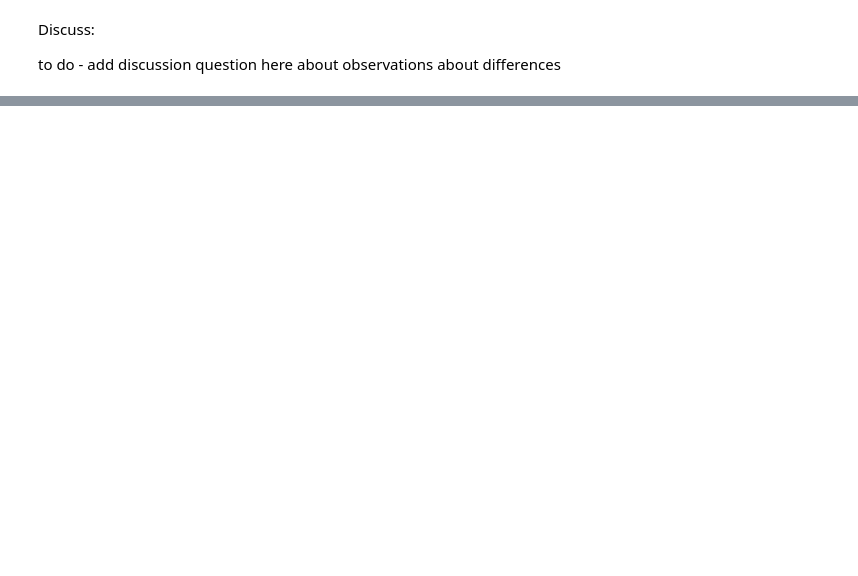
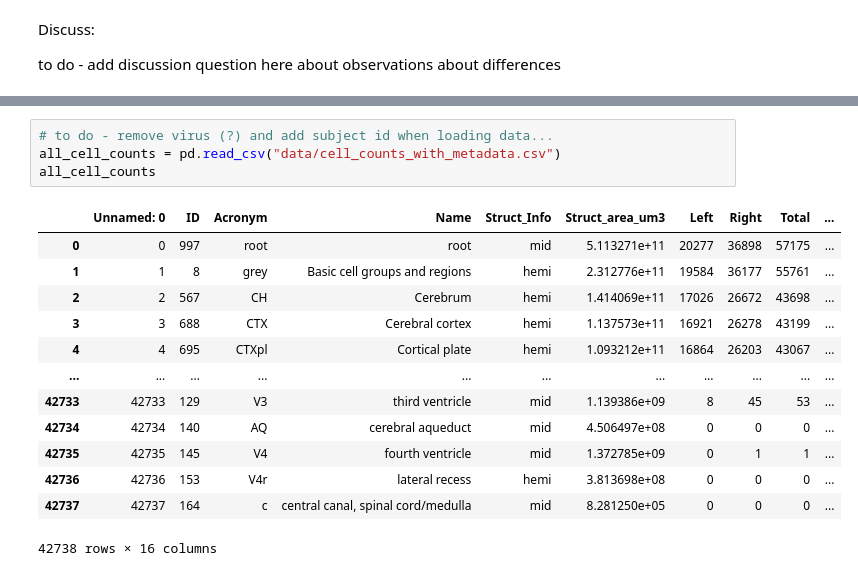
Before and after one commit to leesuyee/mesoscale-connectivity-tutorial, a Jupyter notebook: mesoscale_connectivity_coding_activity.ipynb, the cells around one changed output, grey strips where cells are left out. Saved outputs shown, nothing was run; the diff lists cells and outputs as text; blank space fills up the shorter version.

```diff
--- a/mesoscale_connectivity_coding_activity.ipynb
+++ b/mesoscale_connectivity_coding_activity.ipynb
@@ -605,0 +623,18 @@ plt.show()
+# %%
+# to do - remove virus (?) and add subject id when loading data...
+all_cell_counts = pd.read_csv("data/cell_counts_with_metadata.csv")
+all_cell_counts
+# %% [output]
+|  | Unnamed: 0 | ID | Acronym | Name | Struct_Info | Struct_area_um3 | Left | Right | Total | ... |
+| 0 | 0 | 997 | root | root | mid | 5.113271e+11 | 20277 | 36898 | 57175 | ... |
+| 1 | 1 | 8 | grey | Basic cell groups and regions | hemi | 2.312776e+11 | 19584 | 36177 | 55761 | ... |
+| 2 | 2 | 567 | CH | Cerebrum | hemi | 1.414069e+11 | 17026 | 26672 | 43698 | ... |
+| 3 | 3 | 688 | CTX | Cerebral cortex | hemi | 1.137573e+11 | 16921 | 26278 | 43199 | ... |
+| 4 | 4 | 695 | CTXpl | Cortical plate | hemi | 1.093212e+11 | 16864 | 26203 | 43067 | ... |
+| ... | ... | ... | ... | ... | ... | ... | ... | ... | ... | ... |
+| 42733 | 42733 | 129 | V3 | third ventricle | mid | 1.139386e+09 | 8 | 45 | 53 | ... |
+| 42734 | 42734 | 140 | AQ | cerebral aqueduct | mid | 4.506497e+08 | 0 | 0 | 0 | ... |
+| 42735 | 42735 | 145 | V4 | fourth ventricle | mid | 1.372785e+09 | 0 | 1 | 1 | ... |
+| 42736 | 42736 | 153 | V4r | lateral recess | hemi | 3.813698e+08 | 0 | 0 | 0 | ... |
+| 42737 | 42737 | 164 | c | central canal, spinal cord/medulla | mid | 8.281250e+05 | 0 | 0 | 0 | ... |
+42738 rows × 16 columns
```
Also changed, not shown: parts of 9 cells of this notebook.
